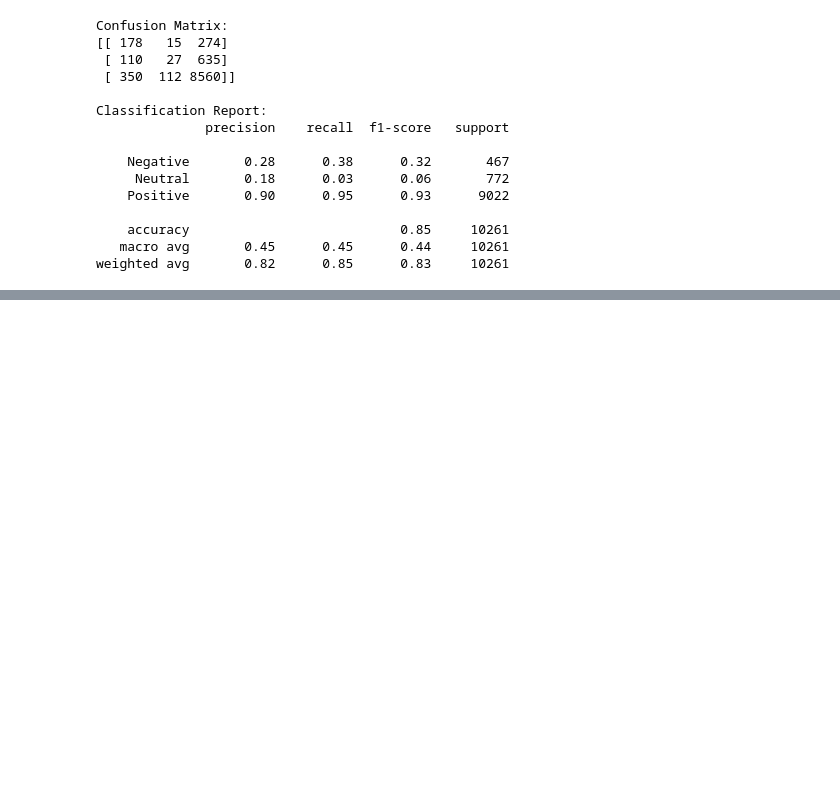
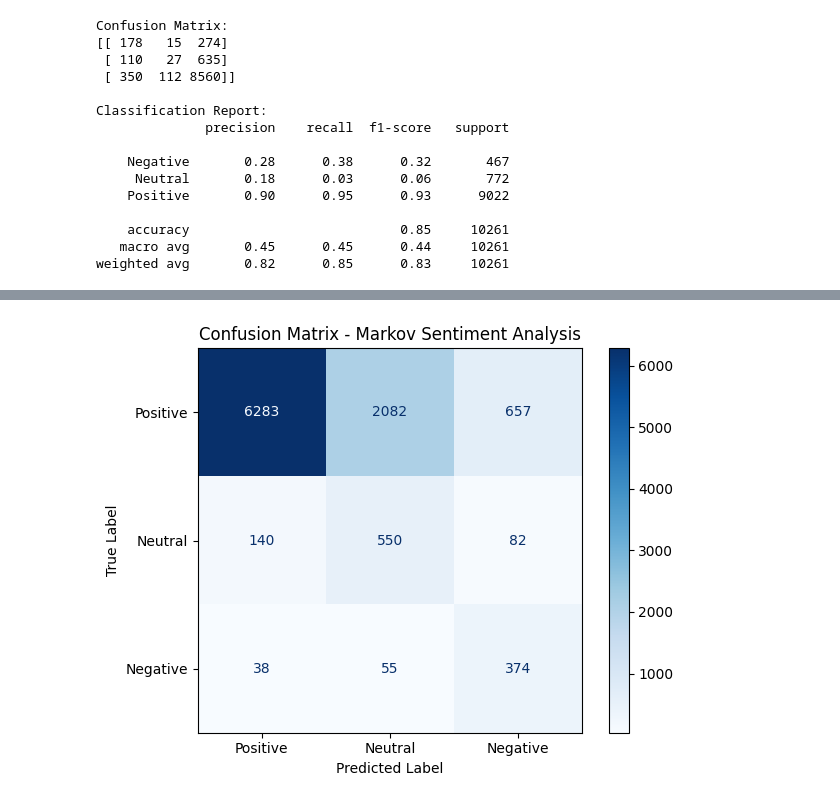
Before and after one commit to tungp3723/Sentiment_Analysis, a Jupyter notebook: SentimentAnalysis_Modeling_Satistic.ipynb, the cells around one changed output, grey strips where cells are left out. Cells and saved outputs as stored; diff of their text form; code cells hidden in the pictures; blank space fills up the shorter version.

```diff
--- a/SentimentAnalysis_Modeling_Satistic.ipynb
+++ b/SentimentAnalysis_Modeling_Satistic.ipynb
@@ -201,0 +94,94 @@ Confusion Matrix:
+# %%
+import pandas as pd
+import numpy as np
+import re
+from sklearn.utils import resample
+from sklearn.metrics import confusion_matrix, classification_report, ConfusionMatrixDisplay
+import matplotlib.pyplot as plt
+
+# Giả sử df là DataFrame đã có sẵn với các cột: 'reviews' và 'sentiment'
+# Tiền xử lý văn bản đơn giản
+def preprocess(text):
+    text = text.lower()
+    text = re.sub(r"[^a-zA-Z\s]", "", text)
+    return text.split()
+
+# Cân bằng dữ liệu theo từng lớp (500 mẫu mỗi lớp)
+def balance_data(df):
+    df_pos = resample(df[df.sentiment == 'Positive'], replace=False, n_samples=500, random_state=42)
+    df_neu = resample(df[df.sentiment == 'Neutral'], replace=True, n_samples=500, random_state=42)
+    df_neg = resample(df[df.sentiment == 'Negative'], replace=True, n_samples=500, random_state=42)
+    return pd.concat([df_pos, df_neu, df_neg])
+
+# Xây mô hình Markov (bigram)
+def build_markov_model(reviews):
+    model = {}
+    unigram_counts = {}
+    for review in reviews:
+        tokens = preprocess(review)
+        for i in range(len(tokens)):
+            unigram_counts[tokens[i]] = unigram_counts.get(tokens[i], 0) + 1
+            if i < len(tokens) - 1:
+                curr, next_ = tokens[i], tokens[i+1]
+                if curr not in model:
+                    model[curr] = {}
+                model[curr][next_] = model[curr].get(next_, 0) + 1
+    total_unigrams = sum(unigram_counts.values())
+    unigram_probs = {k: v / total_unigrams for k, v in unigram_counts.items()}
+    return model, unigram_probs
+
+# Tính log-probability có Laplace smoothing
+def markov_log_probability(tokens, model, vocab_size=10000):
+    log_prob = 0
+    for i in range(len(tokens) - 1):
+        curr, next_ = tokens[i], tokens[i+1]
+        transitions = model.get(curr, {})
+        total = sum(transitions.values()) + vocab_size
+        count = transitions.get(next_, 0) + 1
+        log_prob += np.log(count / total)
+    return log_prob
+
+# Kết hợp bigram và unigram
+def combined_log_probability(tokens, bigram_model, unigram_model, alpha=0.7):
+    bigram_log = markov_log_probability(tokens, bigram_model)
+    unigram_log = sum(np.log(unigram_model.get(word, 1e-6)) for word in tokens)
+    return alpha * bigram_log + (1 - alpha) * unigram_log
+
+# Dự đoán sentiment
+def predict_sentiment(text, models):
+    tokens = preprocess(text)
+    scores = {}
+    for label, (bigram_model, unigram_model) in models.items():
+        scores[label] = combined_log_probability(tokens, bigram_model, unigram_model)
+    return max(scores, key=scores.get)
+
+# === Bắt đầu huấn luyện và đánh giá ===
+
+# Cân bằng dữ liệu
+df_balanced = balance_data(df)
+
+# Huấn luyện mô hình Markov cho từng sentiment
+models = {}
+for label in ['Positive', 'Neutral', 'Negative']:
+    sub_reviews = df_balanced[df_balanced.sentiment == label]['reviews']
+    models[label] = build_markov_model(sub_reviews)
+
+# Dự đoán trên toàn bộ tập gốc (hoặc có thể dùng tập test riêng)
+df['markov_sentiment'] = df['reviews'].apply(lambda x: predict_sentiment(x, models))
+
+# Đánh giá
+cm = confusion_matrix(df['sentiment'], df['markov_sentiment'], labels=["Positive", "Neutral", "Negative"])
+disp = ConfusionMatrixDisplay(confusion_matrix=cm, display_labels=["Positive", "Neutral", "Negative"])
+disp.plot(cmap=plt.cm.Blues)
+plt.title("Confusion Matrix - Markov Sentiment Analysis")
+plt.xlabel("Predicted Label")
+plt.ylabel("True Label")
+plt.tight_layout()
+plt.show()
+
+print("Confusion Matrix:")
+print(cm)
+print("\nClassification Report:")
+print(classification_report(df['sentiment'], df['markov_sentiment'], zero_division=0))
+# %% [output]
+[figure, added]
```
Also changed, not shown: parts of 5 cells of this notebook.
